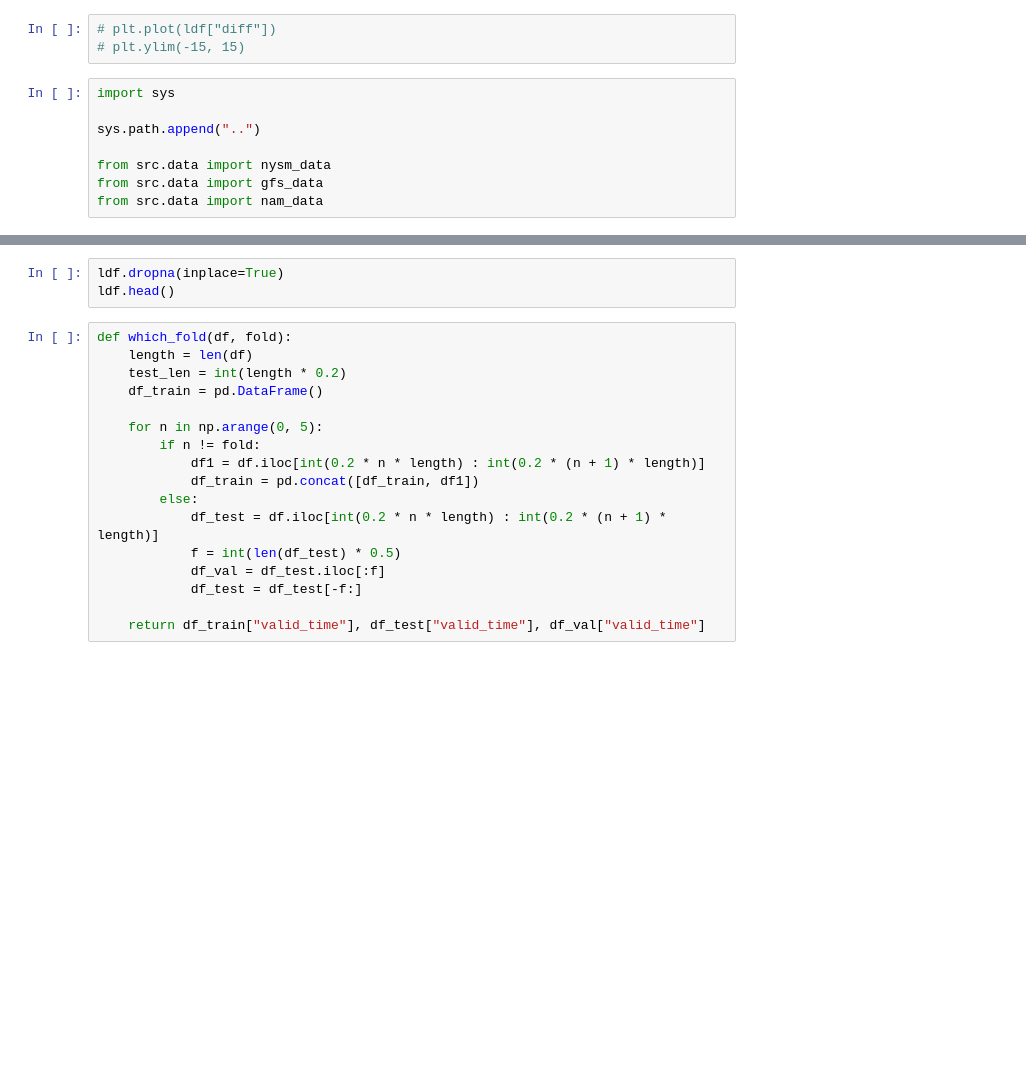
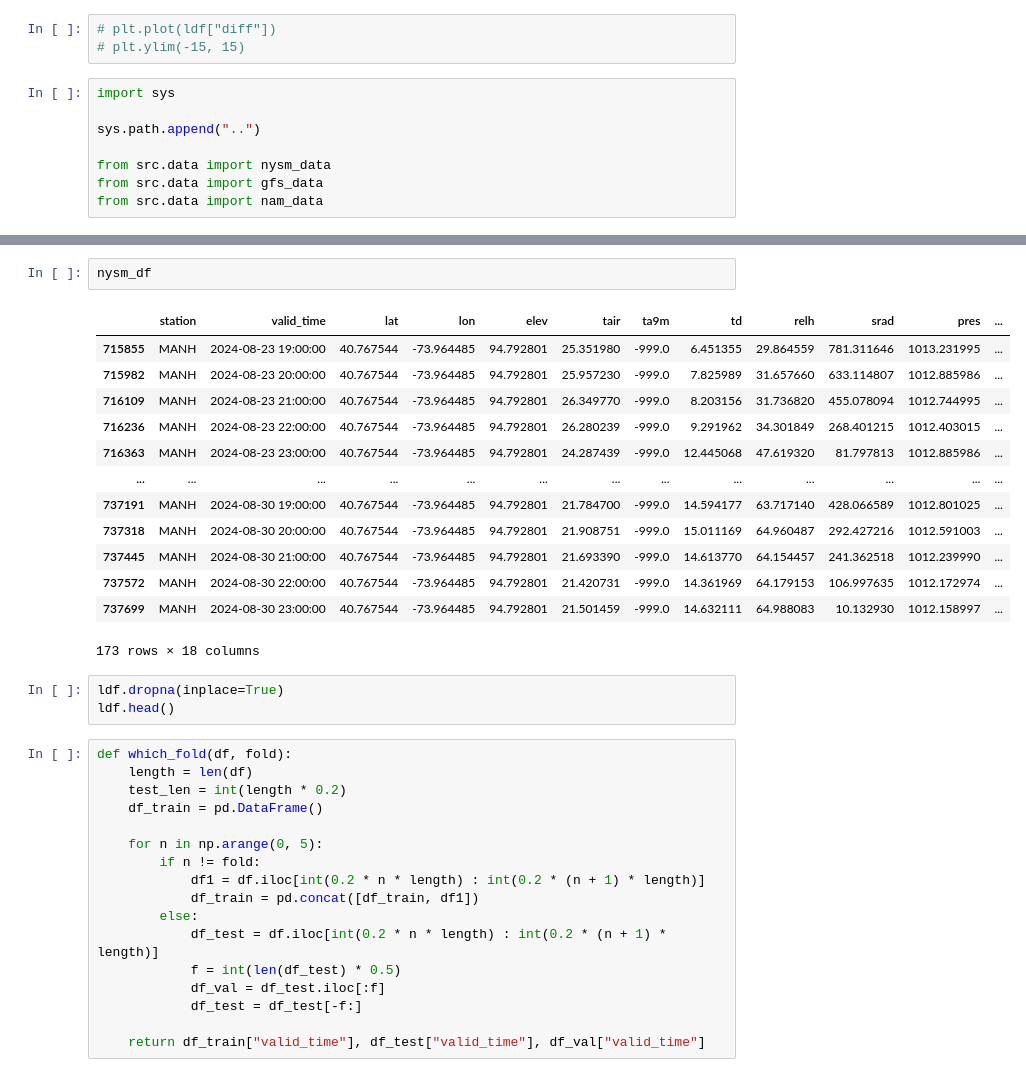
Before and after one commit to shmaronshmevans/nwp_bias, a Jupyter notebook: src/machine_learning/notebooks/visualize_error_metrics.ipynb, the cells around one changed output, grey strips where cells are left out. Cells and saved outputs as stored; diff of their text form; blank space fills up the shorter version.

```diff
--- a/src/machine_learning/notebooks/visualize_error_metrics.ipynb
+++ b/src/machine_learning/notebooks/visualize_error_metrics.ipynb
@@ -122,3 +159,19 @@ from src.data import nam_data
+# %%
+nysm_df
+# %% [output]
+|  | station | valid_time | lat | lon | elev | tair | ta9m | td | relh | srad | pres | ... |
+| 715855 | MANH | 2024-08-23 19:00:00 | 40.767544 | -73.964485 | 94.792801 | 25.351980 | -999.0 | 6.451355 | 29.864559 | 781.311646 | 1013.231995 | ... |
+| 715982 | MANH | 2024-08-23 20:00:00 | 40.767544 | -73.964485 | 94.792801 | 25.957230 | -999.0 | 7.825989 | 31.657660 | 633.114807 | 1012.885986 | ... |
+| 716109 | MANH | 2024-08-23 21:00:00 | 40.767544 | -73.964485 | 94.792801 | 26.349770 | -999.0 | 8.203156 | 31.736820 | 455.078094 | 1012.744995 | ... |
+| 716236 | MANH | 2024-08-23 22:00:00 | 40.767544 | -73.964485 | 94.792801 | 26.280239 | -999.0 | 9.291962 | 34.301849 | 268.401215 | 1012.403015 | ... |
+| 716363 | MANH | 2024-08-23 23:00:00 | 40.767544 | -73.964485 | 94.792801 | 24.287439 | -999.0 | 12.445068 | 47.619320 | 81.797813 | 1012.885986 | ... |
+| ... | ... | ... | ... | ... | ... | ... | ... | ... | ... | ... | ... | ... |
+| 737191 | MANH | 2024-08-30 19:00:00 | 40.767544 | -73.964485 | 94.792801 | 21.784700 | -999.0 | 14.594177 | 63.717140 | 428.066589 | 1012.801025 | ... |
+| 737318 | MANH | 2024-08-30 20:00:00 | 40.767544 | -73.964485 | 94.792801 | 21.908751 | -999.0 | 15.011169 | 64.960487 | 292.427216 | 1012.591003 | ... |
+| 737445 | MANH | 2024-08-30 21:00:00 | 40.767544 | -73.964485 | 94.792801 | 21.693390 | -999.0 | 14.613770 | 64.154457 | 241.362518 | 1012.239990 | ... |
+| 737572 | MANH | 2024-08-30 22:00:00 | 40.767544 | -73.964485 | 94.792801 | 21.420731 | -999.0 | 14.361969 | 64.179153 | 106.997635 | 1012.172974 | ... |
+| 737699 | MANH | 2024-08-30 23:00:00 | 40.767544 | -73.964485 | 94.792801 | 21.501459 | -999.0 | 14.632111 | 64.988083 | 10.132930 | 1012.158997 | ... |
+173 rows × 18 columns
 # %%
 ldf.dropna(inplace=True)
 ldf.head()
```
Also changed, not shown: parts of 10 cells of this notebook, 18 other files.
